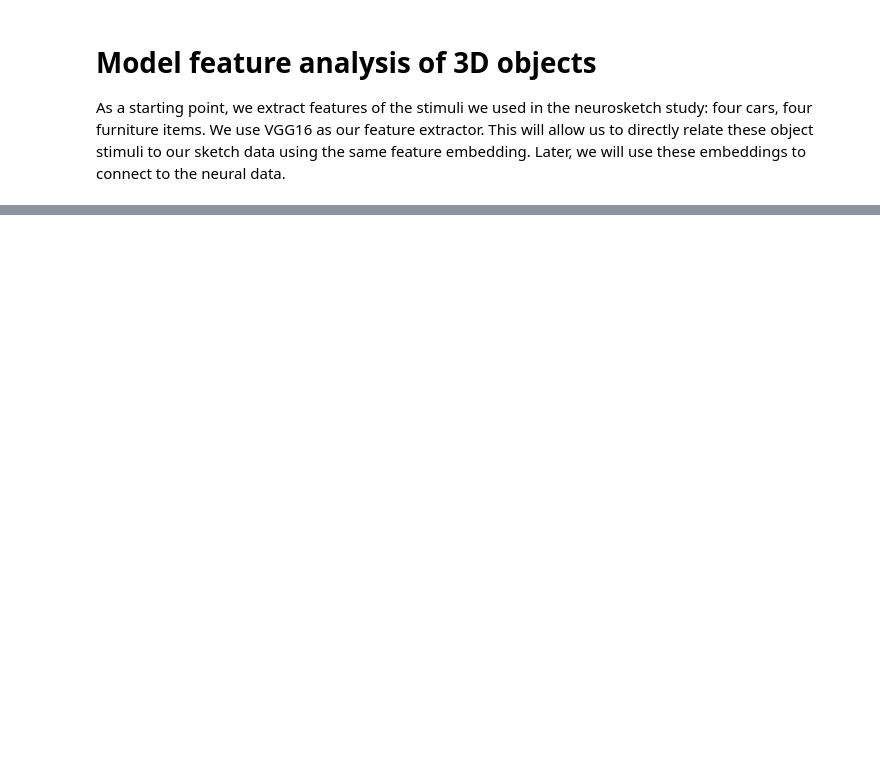
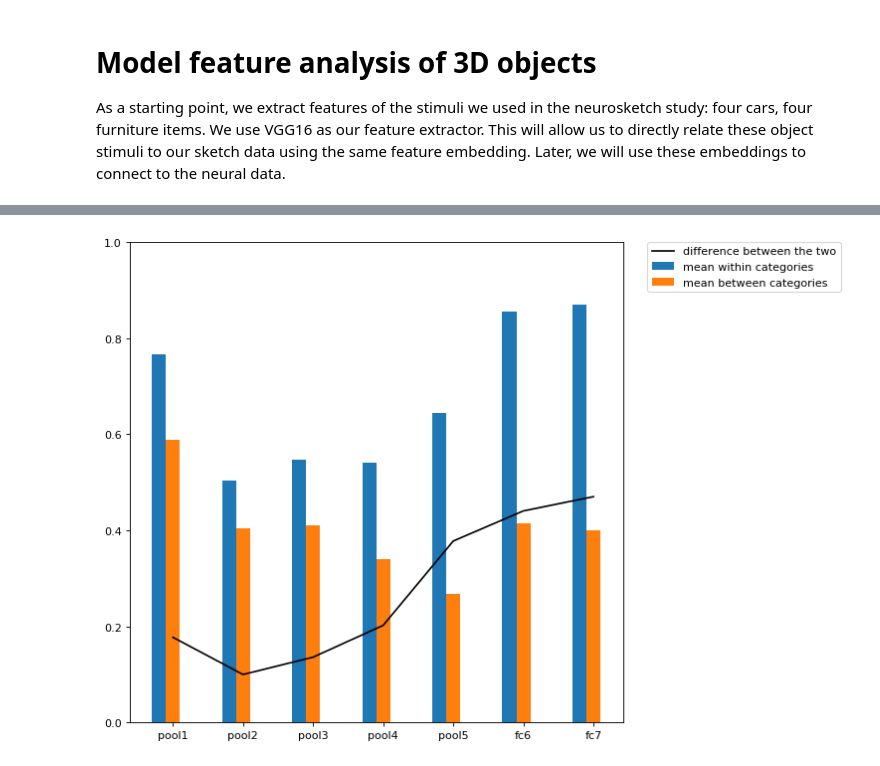
Before and after one commit to judithfan/sketchfeat, a Jupyter notebook: Model feature analysis of 3D objects.ipynb, the cells around one changed output, grey strips where cells are left out. Cells and saved outputs as stored; diff of their text form; code cells hidden in the pictures; blank space fills up the shorter version.

```diff
--- a/Model feature analysis of 3D objects.ipynb
+++ b/Model feature analysis of 3D objects.ipynb
@@ -139,0 +168,30 @@ Taking the difference between RDM of fc6 and fc7, we have: 0.0470156385361
+# %%
+
+RDM_meanWithin = [] #np.ones((1,len(LAYERS)), float)
+RDM_meanBetween = [] #np.ones((1,len(LAYERS)), float)
+RDM_meanDiff = [] # np.ones((1,len(LAYERS)), float)
+for pool_layer in xrange(0,5):
+    mean_vals_i = getRDM_mean(RDM_pool[pool_layer])
+    RDM_meanWithin.append(mean_vals_i[0])
+    RDM_meanBetween.append(mean_vals_i[1])
+    RDM_meanDiff.append(mean_vals_i[2])
+
+
+for layer in (RDM_fc6, RDM_fc7):
+    mean_vals_i = getRDM_mean(layer)
+    RDM_meanWithin.append(mean_vals_i[0])
+    RDM_meanBetween.append(mean_vals_i[1])
+    RDM_meanDiff.append(mean_vals_i[2])
+# %%
+fig = plt.figure(1,  figsize=(8,8), dpi=80, facecolor='w', edgecolor='k')
+
+plt.bar(np.arange(len(LAYERS_NM))-0.2, RDM_meanWithin, width = 0.2, label= "mean within categories")
+plt.bar(np.arange(len(LAYERS_NM)),RDM_meanBetween,width = 0.2, label = "mean between categories")
+plt.plot(RDM_meanDiff, label = "difference between the means", color='k')
+plt.legend(bbox_to_anchor=(1.05, 1), loc=2, borderaxespad=0.)
+
+plt.xticks(xrange(0,len(LAYERS)), LAYERS_NM);
+axes = plt.gca()
+axes.set_ylim([0,1]);
+# %% [output]
+[figure, added]
```
Also changed, not shown: parts of 25 cells of this notebook.
